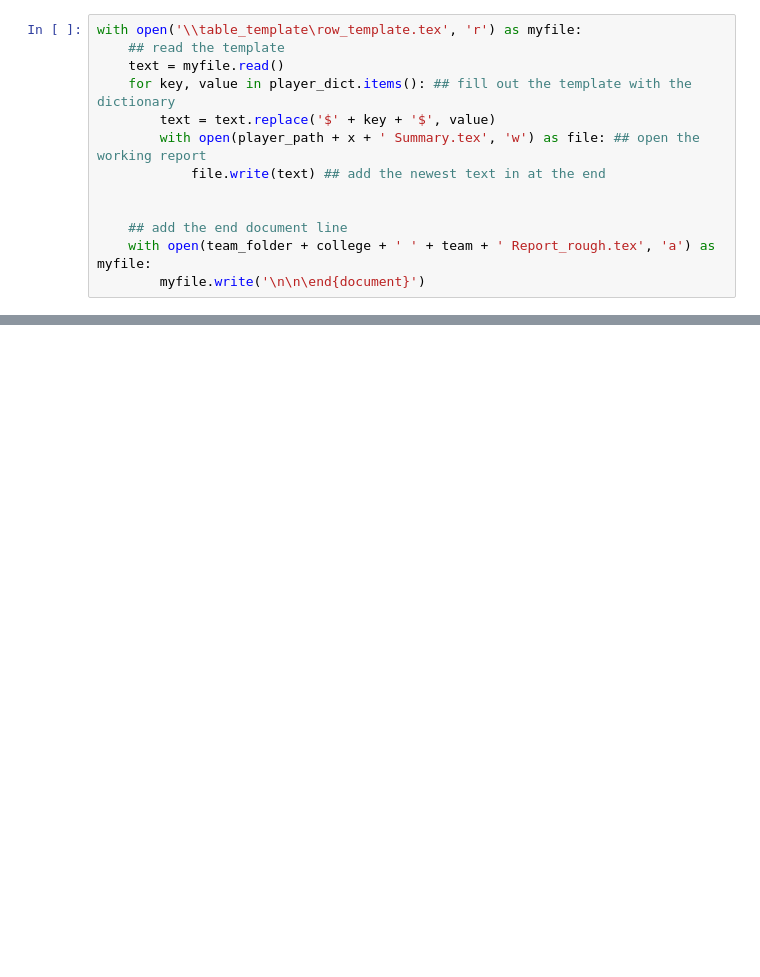
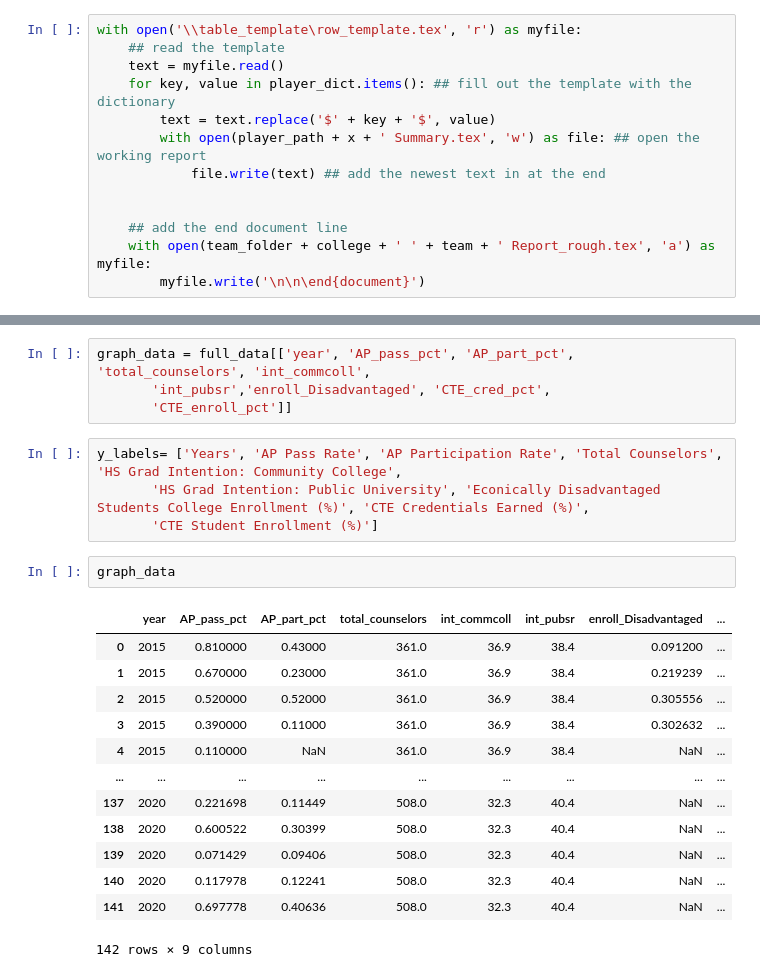
Before and after one commit to codypscott/DTSC4301, a Jupyter notebook: DataExploration.ipynb, the cells around one changed output, grey strips where cells are left out. Drawn from its saved outputs; the diff is of its cells as text; blank space fills up the shorter version.

```diff
--- a/DataExploration.ipynb
+++ b/DataExploration.ipynb
@@ -167,0 +184,24 @@ with open('\\table_template\row_template.tex', 'r') as myfile:
+# %%
+graph_data = full_data[['year', 'AP_pass_pct', 'AP_part_pct', 'total_counselors', 'int_commcoll',
+       'int_pubsr','enroll_Disadvantaged', 'CTE_cred_pct',
+       'CTE_enroll_pct']]
+# %%
+y_labels= ['Years', 'AP Pass Rate', 'AP Participation Rate', 'Total Counselors', 'HS Grad Intention: Community College',
+       'HS Grad Intention: Public University', 'Econically Disadvantaged Students College Enrollment (%)', 'CTE Credentials Earned (%)',
+       'CTE Student Enrollment (%)']
+# %%
+graph_data
+# %% [output]
+|  | year | AP_pass_pct | AP_part_pct | total_counselors | int_commcoll | int_pubsr | enroll_Disadvantaged | ... |
+| 0 | 2015 | 0.810000 | 0.43000 | 361.0 | 36.9 | 38.4 | 0.091200 | ... |
+| 1 | 2015 | 0.670000 | 0.23000 | 361.0 | 36.9 | 38.4 | 0.219239 | ... |
+| 2 | 2015 | 0.520000 | 0.52000 | 361.0 | 36.9 | 38.4 | 0.305556 | ... |
+| 3 | 2015 | 0.390000 | 0.11000 | 361.0 | 36.9 | 38.4 | 0.302632 | ... |
+| 4 | 2015 | 0.110000 | NaN | 361.0 | 36.9 | 38.4 | NaN | ... |
+| ... | ... | ... | ... | ... | ... | ... | ... | ... |
+| 137 | 2020 | 0.221698 | 0.11449 | 508.0 | 32.3 | 40.4 | NaN | ... |
+| 138 | 2020 | 0.600522 | 0.30399 | 508.0 | 32.3 | 40.4 | NaN | ... |
+| 139 | 2020 | 0.071429 | 0.09406 | 508.0 | 32.3 | 40.4 | NaN | ... |
+| 140 | 2020 | 0.117978 | 0.12241 | 508.0 | 32.3 | 40.4 | NaN | ... |
+| 141 | 2020 | 0.697778 | 0.40636 | 508.0 | 32.3 | 40.4 | NaN | ... |
+142 rows × 9 columns
```
Also changed, not shown: parts of 4 cells of this notebook, 23 other files.
